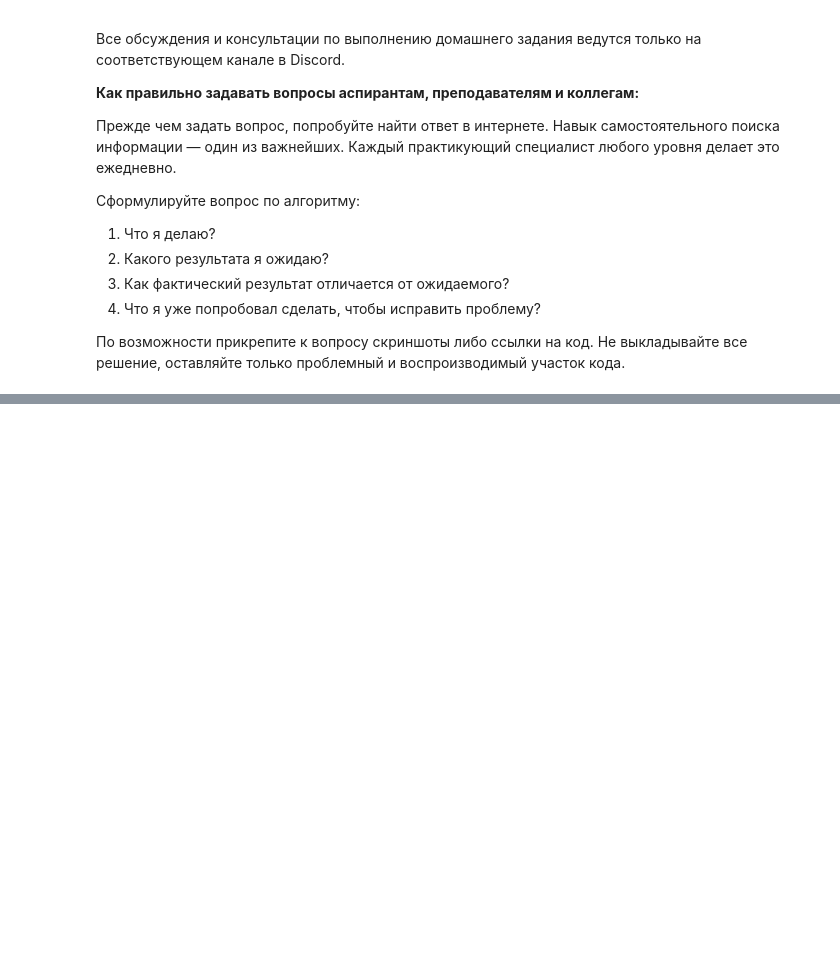
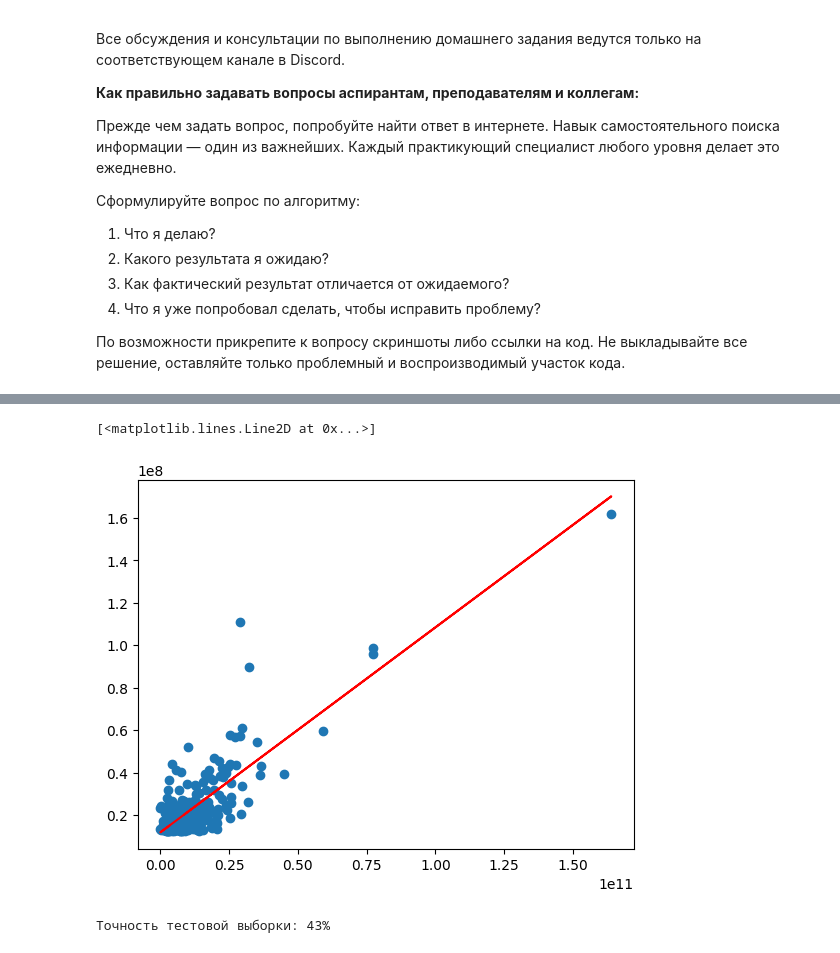
Before and after one commit to catprokhorova/HW_datasets, a Jupyter notebook: ML_3/final.ipynb, the cells around one changed output, grey strips where cells are left out. Cells and saved outputs as stored; diff of their text form; code cells hidden in the pictures; blank space fills up the shorter version.

```diff
--- a/ML_3/final.ipynb
+++ b/ML_3/final.ipynb
@@ -75,0 +103,6 @@
+# %%
+plt.scatter(x_test, y_test)
+plt.plot(x_test, y_pred, c='r')
+# %% [output]
+[<matplotlib.lines.Line2D at 0x...>]
+[figure, added]
@@ -75,0 +124,9 @@
+# %%
+model = LogisticRegression()
+X_train, X_test, y_train, y_test = train_test_split(X, y, test_size=0.2, random_state=13)
+
+model.fit(X_train, y_train)
+predictions = model.predict(X_test)
+print(f"Точность тестовой выборки: {round(model.score(X_test, y_test) * 100)}%")
+# %% [output]
+Точность тестовой выборки: 43%
```
Also changed, not shown: parts of 12 cells of this notebook, 3 other files.
